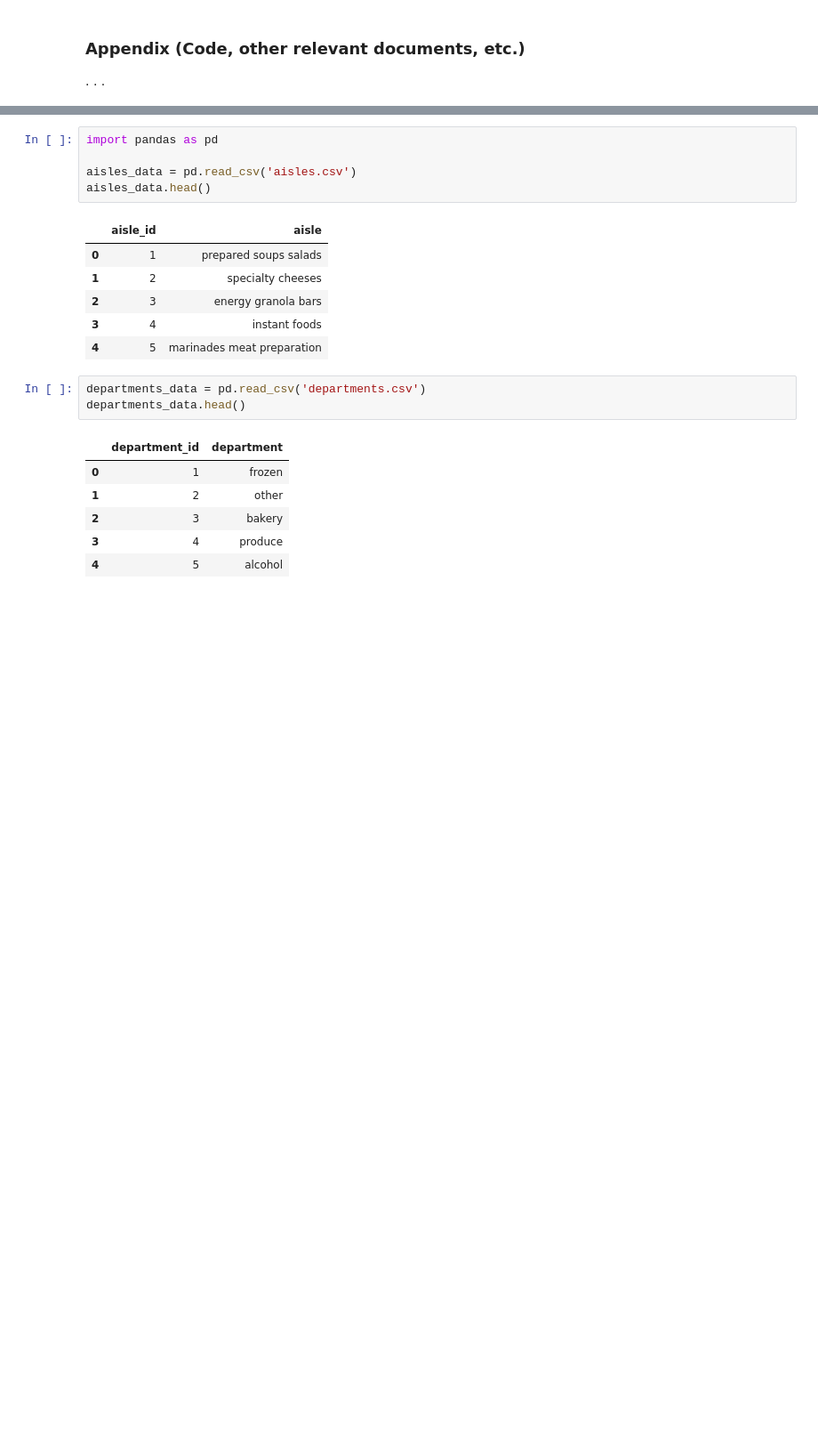
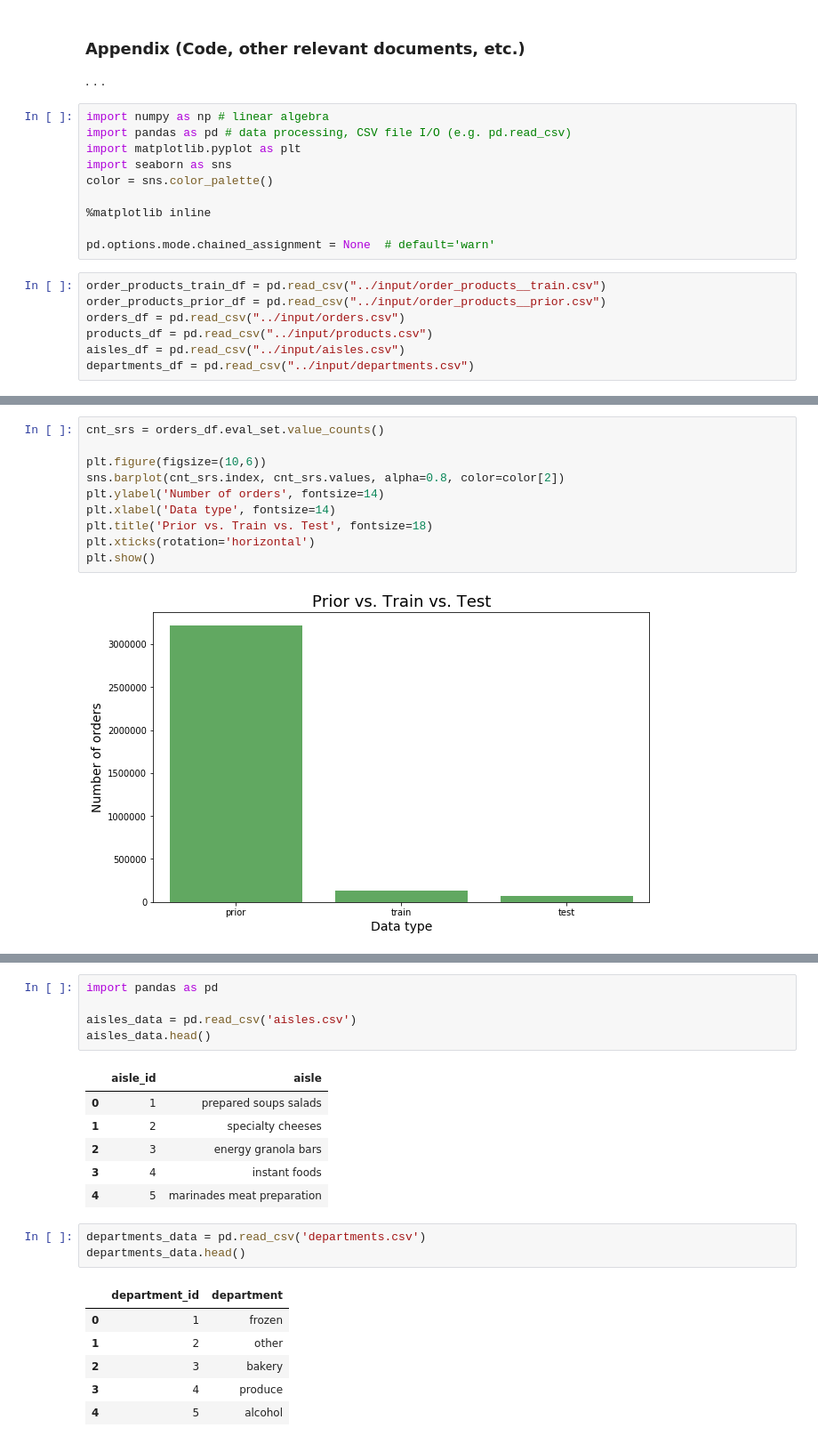
Before and after one commit to juemura/cs241, a Jupyter notebook: ianPortion.ipynb, the cells around one changed output, grey strips where cells are left out. Shown: that part at 89% size. Drawn from its saved outputs; the diff is of its cells as text; blank space fills up the shorter version.

```diff
--- a/ianPortion.ipynb
+++ b/ianPortion.ipynb
@@ -79,3 +104,20 @@ Vasquez, Sean (2017, August 21). Instacart Market Basket Analysis [GitHub Reposi
 .
 .
 .
+# %%
+import numpy as np # linear algebra
+import pandas as pd # data processing, CSV file I/O (e.g. pd.read_csv)
+import matplotlib.pyplot as plt
+import seaborn as sns
+color = sns.color_palette()
+
+%matplotlib inline
+
+pd.options.mode.chained_assignment = None  # default='warn'
+# %%
+order_products_train_df = pd.read_csv("../input/order_products__train.csv")
+order_products_prior_df = pd.read_csv("../input/order_products__prior.csv")
+orders_df = pd.read_csv("../input/orders.csv")
+products_df = pd.read_csv("../input/products.csv")
+aisles_df = pd.read_csv("../input/aisles.csv")
+departments_df = pd.read_csv("../input/departments.csv")
@@ -81,0 +151,12 @@ Vasquez, Sean (2017, August 21). Instacart Market Basket Analysis [GitHub Reposi
+# %%
+cnt_srs = orders_df.eval_set.value_counts()
+
+plt.figure(figsize=(10,6))
+sns.barplot(cnt_srs.index, cnt_srs.values, alpha=0.8, color=color[2])
+plt.ylabel('Number of orders', fontsize=14)
+plt.xlabel('Data type', fontsize=14)
+plt.title('Prior vs. Train vs. Test', fontsize=18)
+plt.xticks(rotation='horizontal')
+plt.show()
+# %% [output]
+[figure, added]
```
Also changed, not shown: parts of 8 cells of this notebook.
